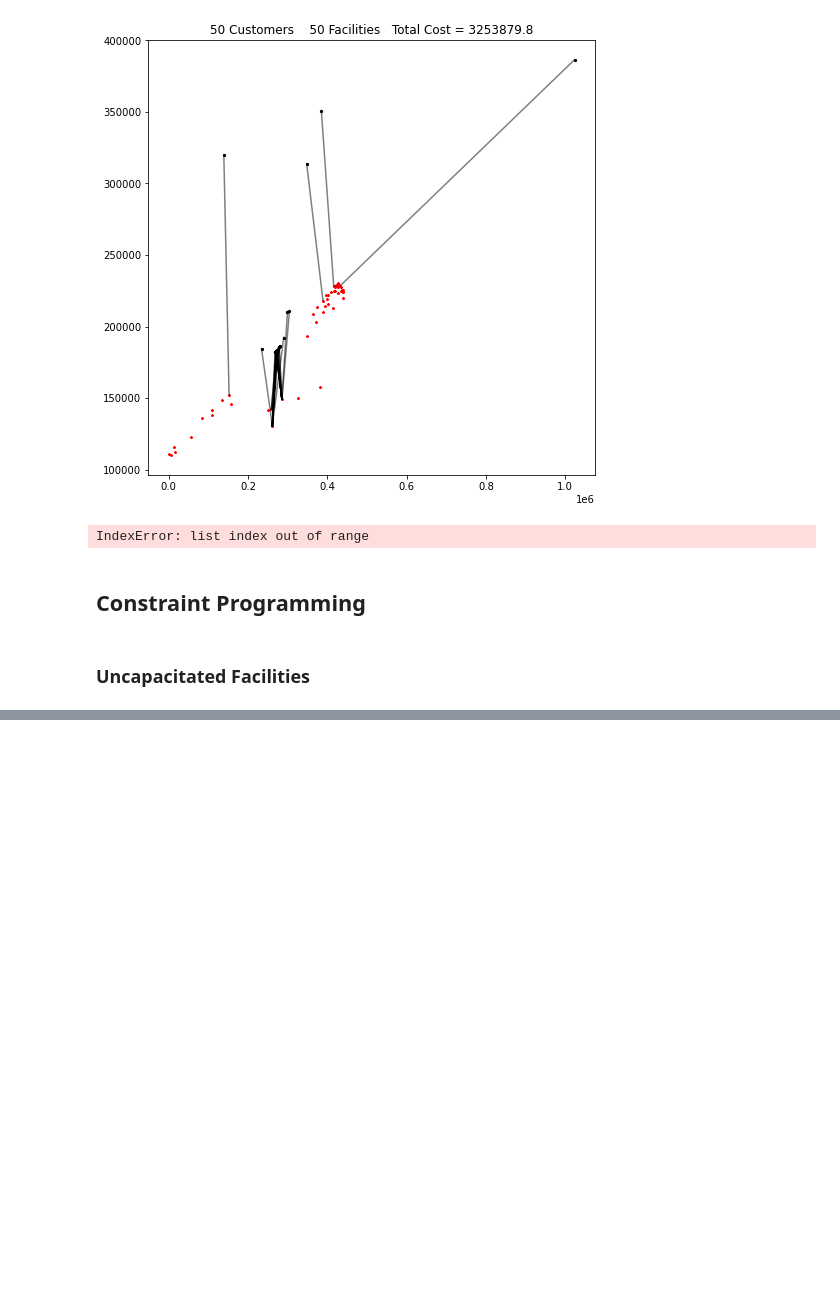
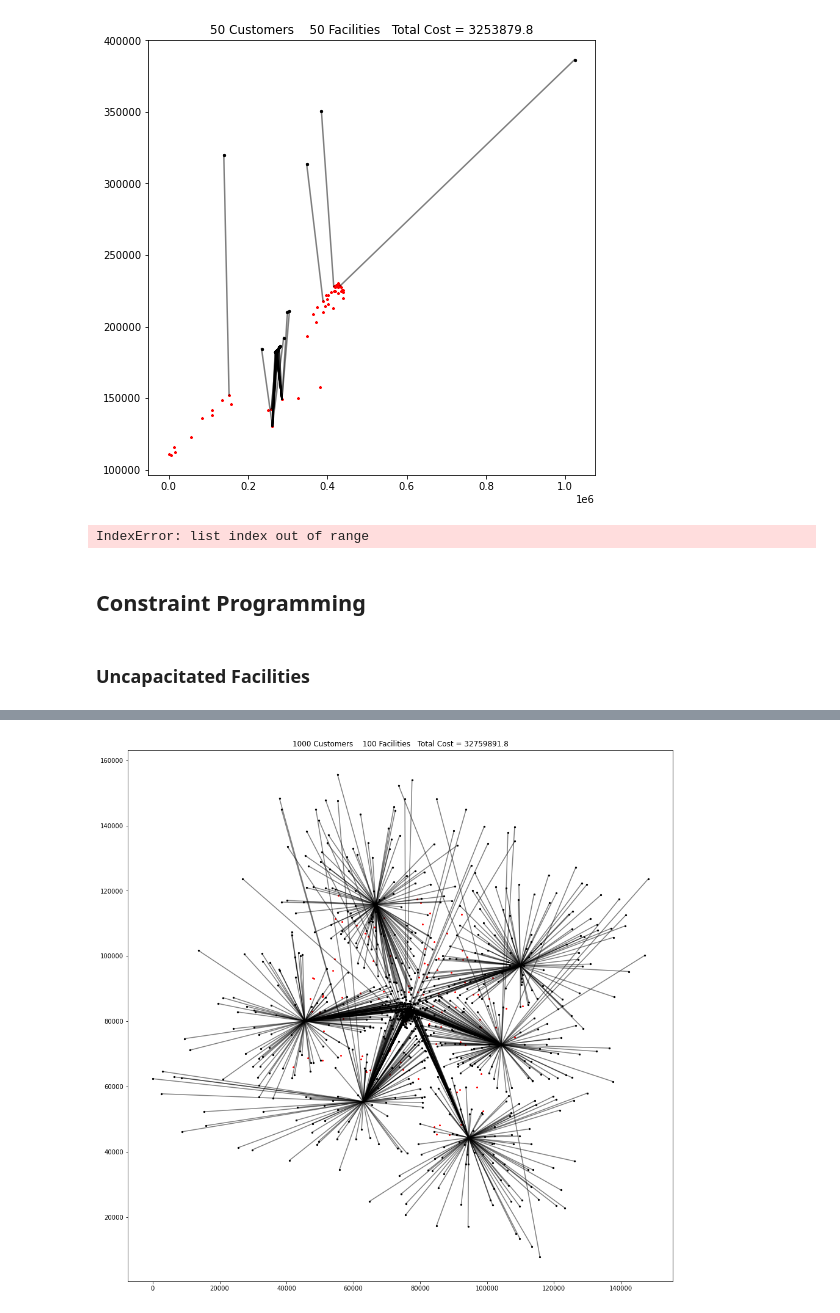
Before and after one commit to pooyad359/discrete-optim, a Jupyter notebook: 5 facility/Facility Location.ipynb, the cells around one changed output, grey strips where cells are left out. Drawn from its saved outputs; the diff is of its cells as text; code cells hidden in the pictures; blank space fills up the shorter version.

Commit message:
added clustering

```diff
--- a/5 facility/Facility Location.ipynb
+++ b/5 facility/Facility Location.ipynb
@@ -159,0 +236,12 @@ from ortools.sat.python.cp_model import CpModel, CpSolver
+# %%
+def min_facilities(customers, facilities):
+    caps = [f.capacity for f in facilities]
+    cumsum = np.cumsum(sorted(caps))
+    demands = [c.demand for c in customers]
+    total_demand = sum(demands)
+    for i in range(len(facilities)):
+        if cumsum[i]>=total_demand:
+            print(f'Demand = {total_demand}, Capacity = {cumsum[i]}')
+            return i+1
+
+#     return math.ceil(total_demand/max(caps))
@@ -159,0 +253,5 @@ from ortools.sat.python.cp_model import CpModel, CpSolver
+# %%
+customers, facilities = load_data('fl_100_1')
+n_cust = len(customers)
+n_fac = len(facilities)
+n_cust,n_fac
@@ -159,0 +318,2 @@ from ortools.sat.python.cp_model import CpModel, CpSolver
+# %%
+sol = clustering(customers,facilities)
@@ -159,0 +342,4 @@ from ortools.sat.python.cp_model import CpModel, CpSolver
+# %%
+view_solution(sol,customers,facilities,(16,16))
+# %% [output]
+[figure, added]
```
Also changed, not shown: parts of 25 cells of this notebook, 4 other files.
